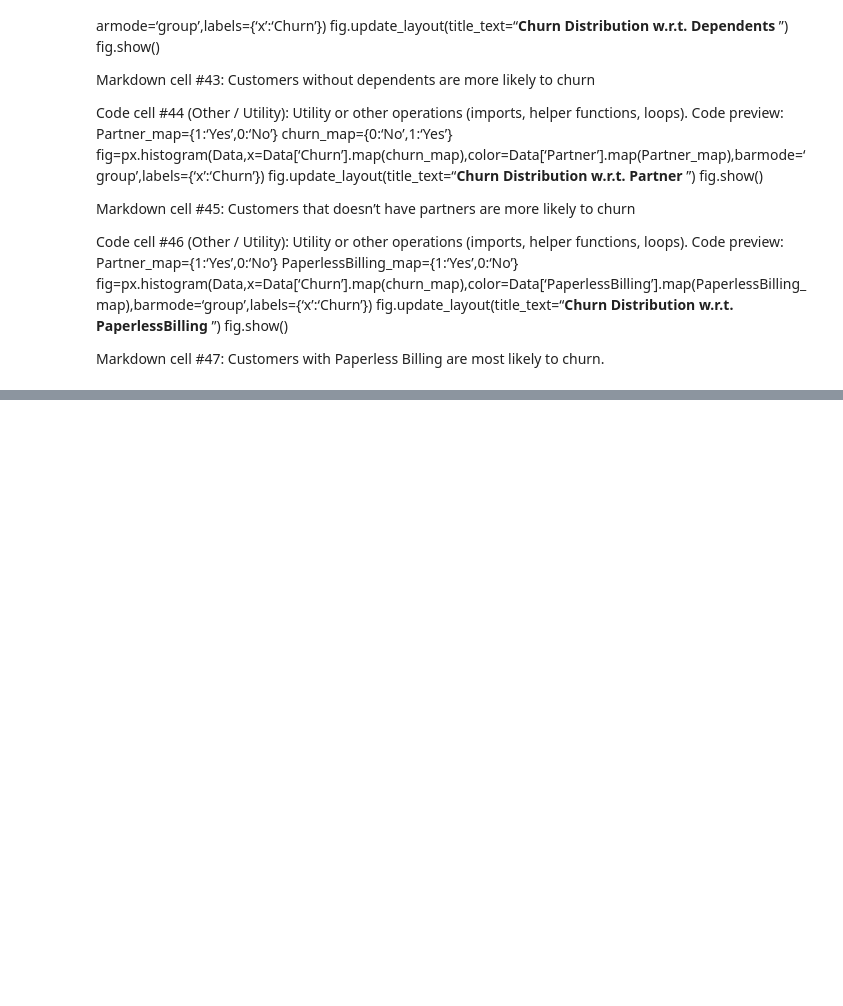
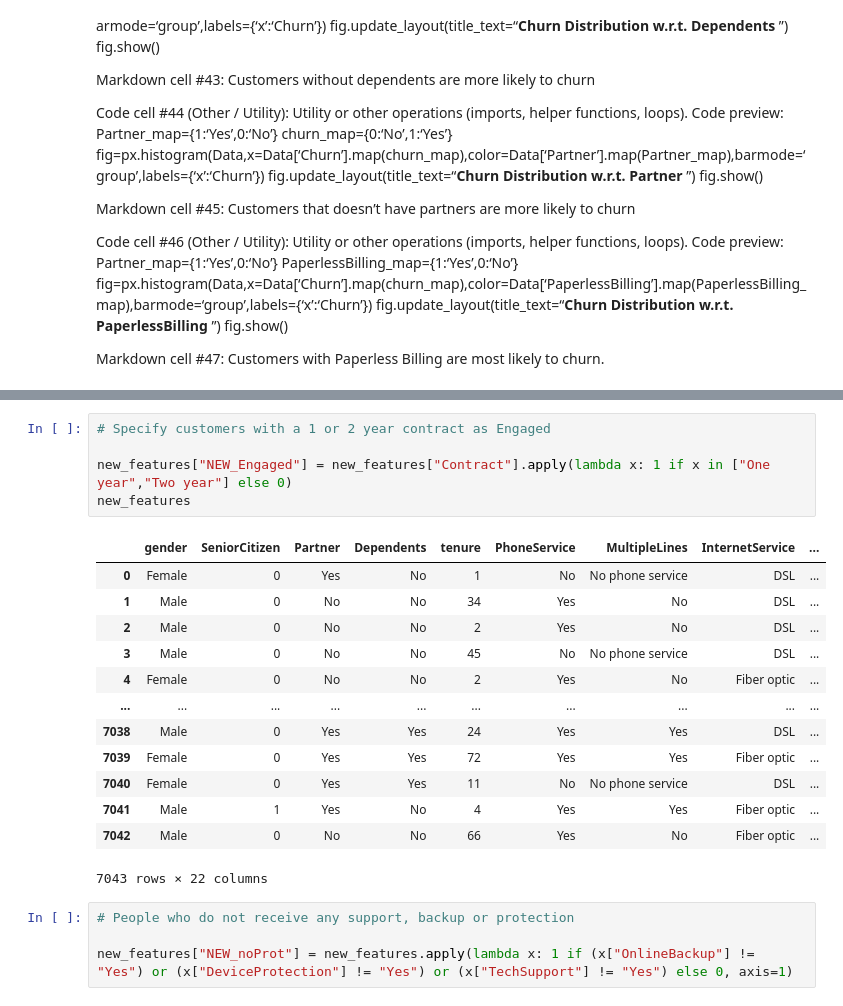
Before and after one commit to nhahub/NHA-010, a Jupyter notebook: notebooks/data_preprocessing.ipynb, the cells around one changed output, grey strips where cells are left out. Saved outputs shown, nothing was run; the diff lists cells and outputs as text; blank space fills up the shorter version.

```diff
--- a/notebooks/data_preprocessing.ipynb
+++ b/notebooks/data_preprocessing.ipynb
@@ -805,0 +852,23 @@ churn.
+# %%
+# Specify customers with a 1 or 2 year contract as Engaged
+
+new_features["NEW_Engaged"] = new_features["Contract"].apply(lambda x: 1 if x in ["One year","Two year"] else 0)
+new_features
+# %% [output]
+|  | gender | SeniorCitizen | Partner | Dependents | tenure | PhoneService | MultipleLines | InternetService | ... |
+| 0 | Female | 0 | Yes | No | 1 | No | No phone service | DSL | ... |
+| 1 | Male | 0 | No | No | 34 | Yes | No | DSL | ... |
+| 2 | Male | 0 | No | No | 2 | Yes | No | DSL | ... |
+| 3 | Male | 0 | No | No | 45 | No | No phone service | DSL | ... |
+| 4 | Female | 0 | No | No | 2 | Yes | No | Fiber optic | ... |
+| ... | ... | ... | ... | ... | ... | ... | ... | ... | ... |
+| 7038 | Male | 0 | Yes | Yes | 24 | Yes | Yes | DSL | ... |
+| 7039 | Female | 0 | Yes | Yes | 72 | Yes | Yes | Fiber optic | ... |
+| 7040 | Female | 0 | Yes | Yes | 11 | No | No phone service | DSL | ... |
+| 7041 | Male | 1 | Yes | No | 4 | Yes | Yes | Fiber optic | ... |
+| 7042 | Male | 0 | No | No | 66 | Yes | No | Fiber optic | ... |
+7043 rows × 22 columns
+# %%
+# People who do not receive any support, backup or protection
+
+new_features["NEW_noProt"] = new_features.apply(lambda x: 1 if (x["OnlineBackup"] != "Yes") or (x["DeviceProtection"] != "Yes") or (x["TechSupport"] != "Yes") else 0, axis=1)
```
Also changed, not shown: parts of 23 cells of this notebook, 1 other file.
